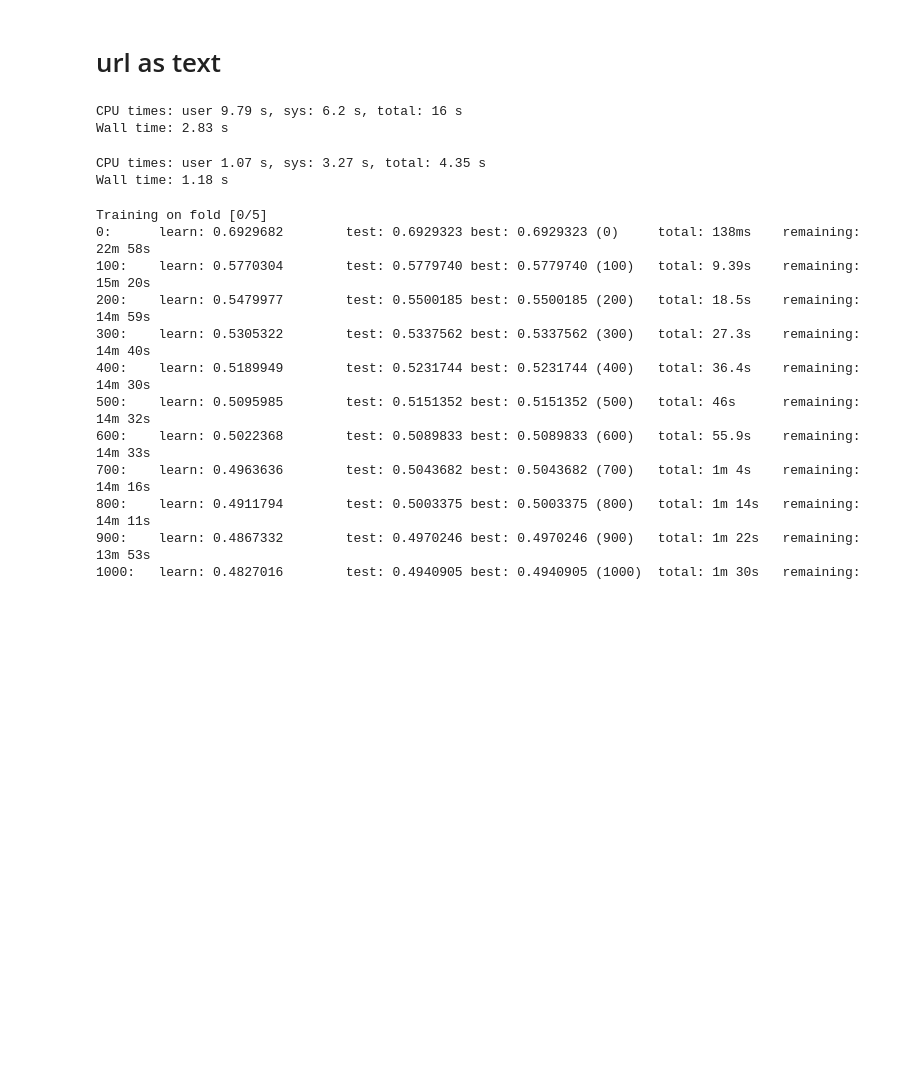
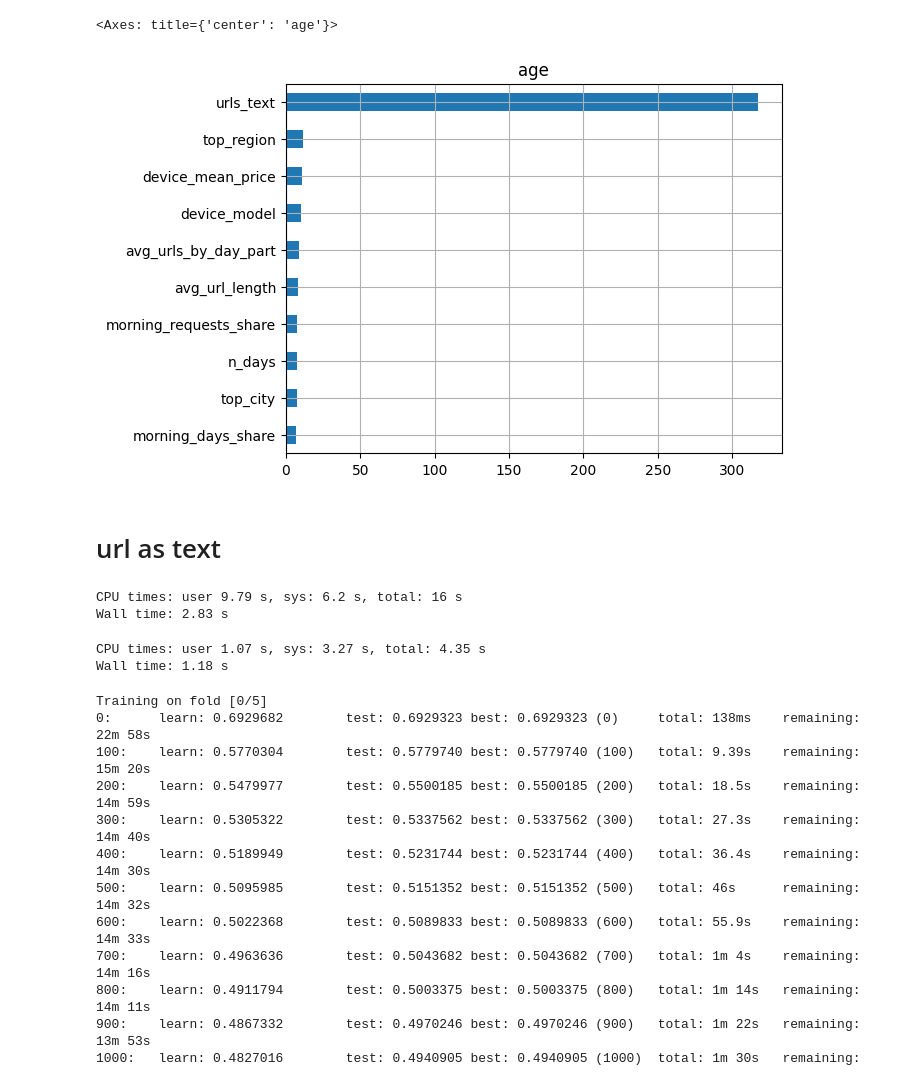
Before and after one commit to eura17/mts-ml-cup, a Jupyter notebook: notebooks/catboost.ipynb, the cells around one changed output. Drawn from its saved outputs; the diff is of its cells as text; code cells hidden in the pictures; blank space fills up the shorter version.

```diff
--- a/notebooks/catboost.ipynb
+++ b/notebooks/catboost.ipynb
@@ -49,3 +621,15 @@ def join_precomputed_features(dataset: pl.DataFrame) -> pl.DataFrame:
+# %%
+(
+    pd.Series(
+        sum(m.feature_importances_ for m in age_models), index=age_models[0].feature_names_
+    ).sort_values(ascending=True).tail(10).plot.barh(
+        grid=True,
+        title="age"
+    )
+)
+# %% [output]
+<Axes: title={'center': 'age'}>
+[figure, added]
 # %% [markdown]
 # url as text
 # %%
```
Also changed, not shown: parts of 60 cells of this notebook, 24 other files.
